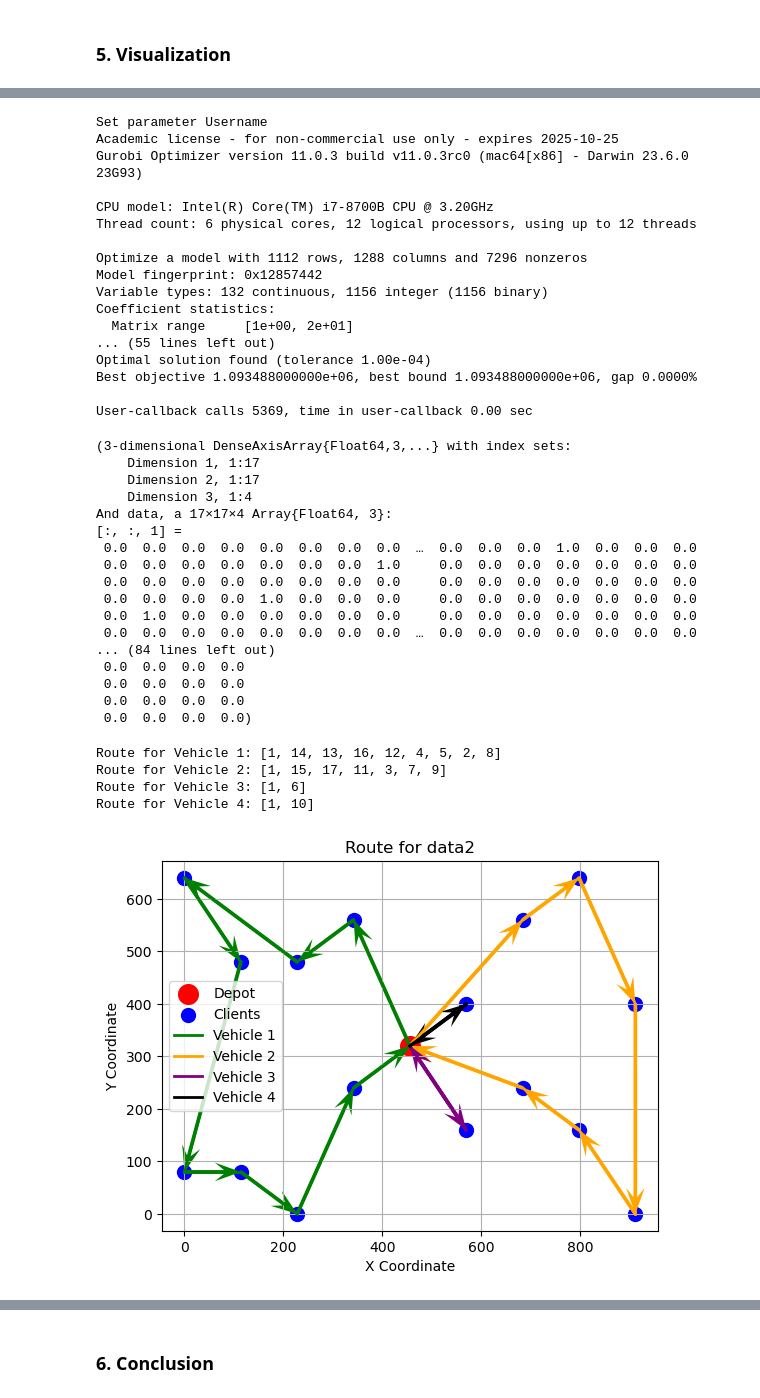
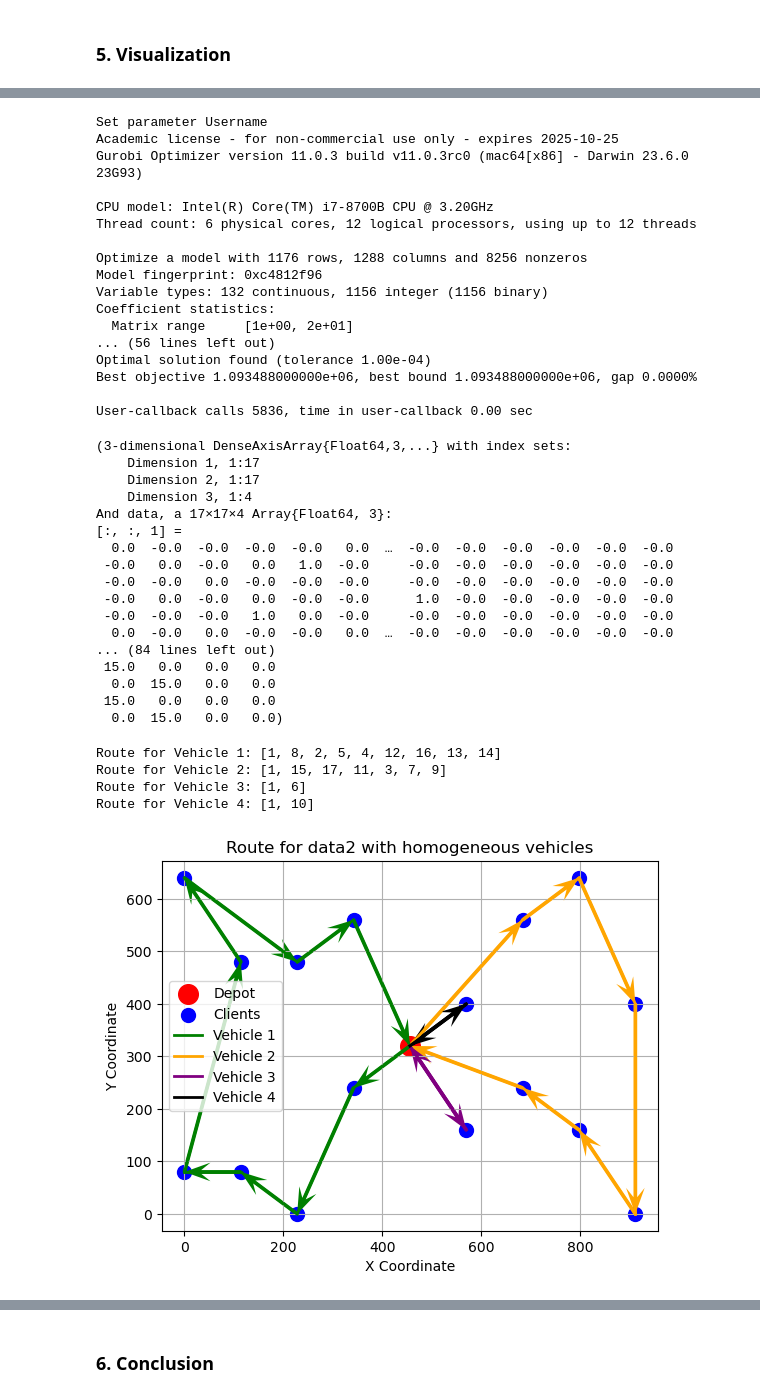
Before and after one commit to cheng-hsiang-chiu/CS524_Final_Project, a Jupyter notebook: final_project.ipynb, the cells around one changed output, grey strips where cells are left out. Drawn from its saved outputs; the diff is of its cells as text; code cells hidden in the pictures.

```diff
--- a/final_project.ipynb
+++ b/final_project.ipynb
@@ -203,9 +219,11 @@ function CVRP(clients, vehicles, capacity, demands, costs)
 
 
     # 4. Capacity constraints
-     for k in vehicle_set, i in 2:(clients + 1)
-        @constraint(model, load[i, k] - load[1, k] + demands[i] * sum(x[j, i, k] for j in nodes) <= capacity)
+    for i in 2:(clients + 1), k in vehicle_set
+        @constraint(model, load[i, k] >= demands[i] * sum(x[j, i, k] for j in nodes if j != i))
+        @constraint(model, load[i, k] <= capacity[k] * sum(x[j, i, k] for j in nodes if j != i))
     end
+
 
 
     # 5. Subtour elimination constraints
@@ -231,7 +249,7 @@ CVRP (generic function with 1 method)
 <a name="visualization"></a>
 ### 5. Visualization ###
 # %%
-# Running data1
+# Running data1 with homogeneous vehicles
 
 # Define the number of clients
 clients = 5
@@ -240,7 +258,7 @@ clients = 5
 vehicles = 2
 
 # Define the maximum capacity of a vehicle
-capacity = 10
+capacity = [10,10]
 
 # Read in the demands of the clients
 demands = []
@@ -388,5 +406,5 @@ Route for Vehicle 2: [1, 2, 3, 6, 5]
 # %%
-# Running data2
+# Running data2 with homogeneous vehicles
 
 # Define the number of clients
 clients = 16
@@ -395,7 +413,7 @@ clients = 16
 vehicles = 4
 
 # Define the maximum capacity of a vehicle
-capacity = 15
+capacity = [15,15,15,15]
 
 # Read in the demands of the clients
 demands = []
@@ -428,35 +446,35 @@ Gurobi Optimizer version 11.0.3 build v11.0.3rc0 (mac64[x86] - Darwin 23.6.0 23G
 CPU model: Intel(R) Core(TM) i7-8700B CPU @ 3.20GHz
 Thread count: 6 physical cores, 12 logical processors, using up to 12 threads
 
-Optimize a model with 1112 rows, 1288 columns and 7296 nonzeros
-Model fingerprint: 0x12857442
+Optimize a model with 1176 rows, 1288 columns and 8256 nonzeros
+Model fingerprint: 0xc4812f96
 Variable types: 132 continuous, 1156 integer (1156 binary)
 Coefficient statistics:
   Matrix range     [1e+00, 2e+01]
-... (55 lines left out)
+... (56 lines left out)
 Optimal solution found (tolerance 1.00e-04)
 Best objective 1.093488000000e+06, best bound 1.093488000000e+06, gap 0.0000%
 
-User-callback calls 5369, time in user-callback 0.00 sec
+User-callback calls 5836, time in user-callback 0.00 sec
 (3-dimensional DenseAxisArray{Float64,3,...} with index sets:
     Dimension 1, 1:17
     Dimension 2, 1:17
     Dimension 3, 1:4
 And data, a 17×17×4 Array{Float64, 3}:
 [:, :, 1] =
- 0.0  0.0  0.0  0.0  0.0  0.0  0.0  0.0  …  0.0  0.0  0.0  1.0  0.0  0.0  0.0
- 0.0  0.0  0.0  0.0  0.0  0.0  0.0  1.0     0.0  0.0  0.0  0.0  0.0  0.0  0.0
- 0.0  0.0  0.0  0.0  0.0  0.0  0.0  0.0     0.0  0.0  0.0  0.0  0.0  0.0  0.0
- 0.0  0.0  0.0  0.0  1.0  0.0  0.0  0.0     0.0  0.0  0.0  0.0  0.0  0.0  0.0
- 0.0  1.0  0.0  0.0  0.0  0.0  0.0  0.0     0.0  0.0  0.0  0.0  0.0  0.0  0.0
- 0.0  0.0  0.0  0.0  0.0  0.0  0.0  0.0  …  0.0  0.0  0.0  0.0  0.0  0.0  0.0
+  0.0  -0.0  -0.0  -0.0  -0.0   0.0  …  -0.0  -0.0  -0.0  -0.0  -0.0  -0.0
+ -0.0   0.0  -0.0   0.0   1.0  -0.0     -0.0  -0.0  -0.0  -0.0  -0.0  -0.0
+ -0.0  -0.0   0.0  -0.0  -0.0  -0.0     -0.0  -0.0  -0.0  -0.0  -0.0  -0.0
+ -0.0   0.0  -0.0   0.0  -0.0  -0.0      1.0  -0.0  -0.0  -0.0  -0.0  -0.0
+ -0.0  -0.0  -0.0   1.0   0.0  -0.0     -0.0  -0.0  -0.0  -0.0  -0.0  -0.0
+  0.0  -0.0   0.0  -0.0  -0.0   0.0  …  -0.0  -0.0  -0.0  -0.0  -0.0  -0.0
 ... (84 lines left out)
- 0.0  0.0  0.0  0.0
- 0.0  0.0  0.0  0.0
- 0.0  0.0  0.0  0.0
- 0.0  0.0  0.0  0.0)
+ 15.0   0.0   0.0   0.0
+  0.0  15.0   0.0   0.0
+ 15.0   0.0   0.0   0.0
+  0.0  15.0   0.0   0.0)
 # %%
-# Visualize the result of data2
+# Visualize the result of data2 with homogeneous vehicles
 
 # Extract the routes for each vehicle
 routes = []
@@ -511,33 +529,33 @@ for k in 1:vehicles
     for i in 1:(length(route) - 1)
         start_coords = route_coords[i, :]
         end_coords = route_coords[i + 1, :]
 
         # Plot the line between start and end coordinates
         PyPlot.plot([start_coords[1], end_coords[1]], [start_coords[2], end_coords[2]], color=color, lw=2)
 
         # Add an arrow from the start point to the end point
         PyPlot.quiver(start_coords[1], start_coords[2], end_coords[1] - start_coords[1], end_coords[2] - start_coords[2],
                       angles="xy", scale_units="xy", scale=1, color=color, lw=2, headwidth=5, headlength=7)
     end
 
     # Add the route back to the depot (only once for each vehicle)
     start_coords = route_coords[end, :]
     end_coords = route_coords[1, :]  # Depot (node 1)
 
     PyPlot.plot([start_coords[1], end_coords[1]], [start_coords[2], end_coords[2]], color=color, lw=2, label="Vehicle "*string(k))
     PyPlot.quiver(start_coords[1], start_coords[2], end_coords[1] - start_coords[1], end_coords[2] - start_coords[2],
                   angles="xy", scale_units="xy", scale=1, color=color, lw=2, headwidth=5, headlength=7)
 end
 
-PyPlot.title("Route for data2")
+PyPlot.title("Route for data2 with homogeneous vehicles")
 PyPlot.xlabel("X Coordinate")
 PyPlot.ylabel("Y Coordinate")
 PyPlot.legend(loc = "best")
 PyPlot.grid(true)
 PyPlot.show()
 # %% [output]
-Route for Vehicle 1: [1, 14, 13, 16, 12, 4, 5, 2, 8]
+Route for Vehicle 1: [1, 8, 2, 5, 4, 12, 16, 13, 14]
 Route for Vehicle 2: [1, 15, 17, 11, 3, 7, 9]
 Route for Vehicle 3: [1, 6]
 Route for Vehicle 4: [1, 10]
-[figure, old version]
+[figure, new version]
```
Also changed, not shown: parts of 8 cells of this notebook.
